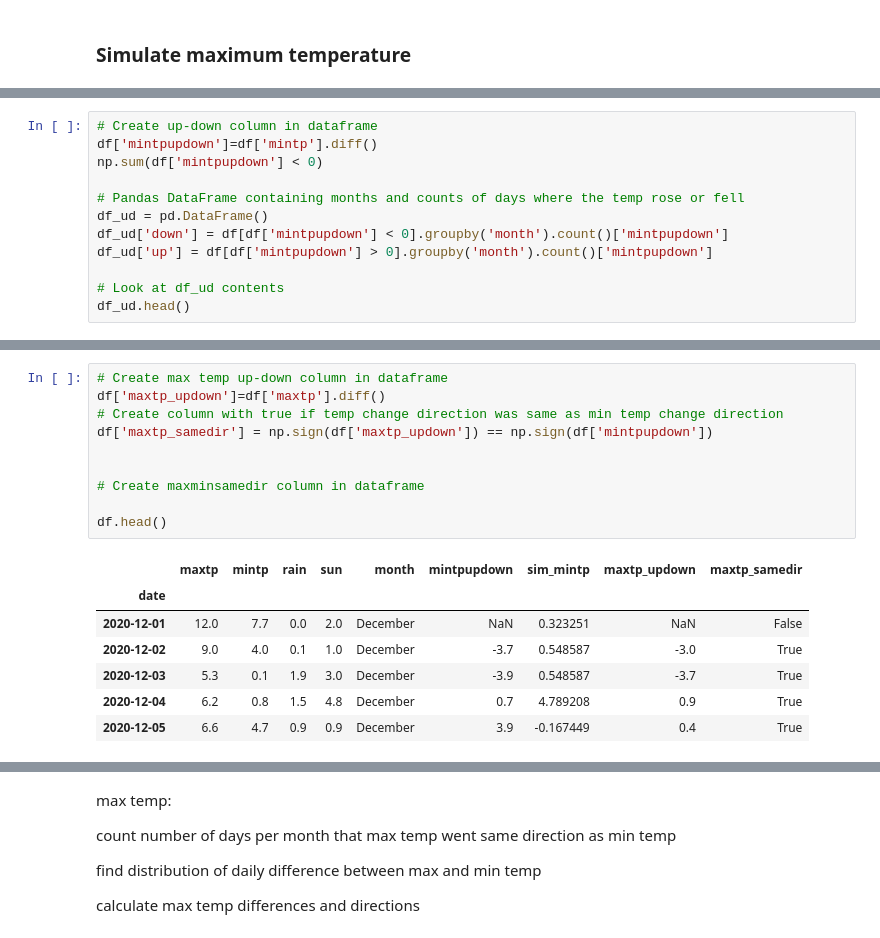
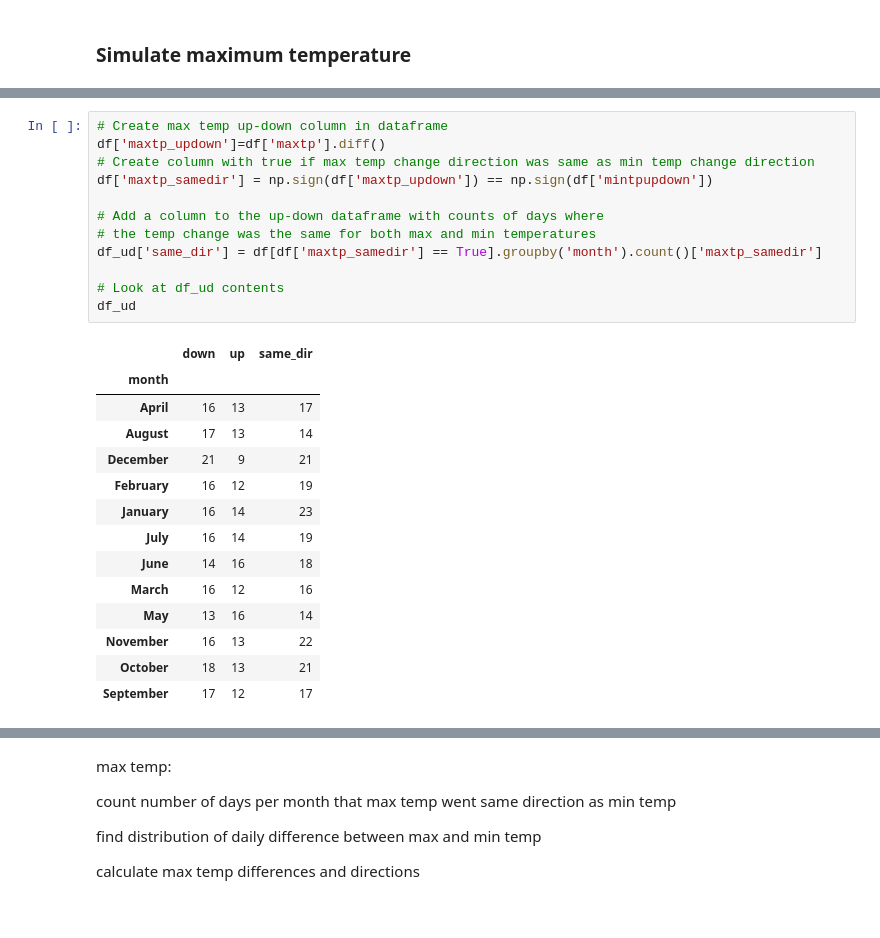
Before and after one commit to fod/simulation, a Jupyter notebook: simulation.ipynb, the cells around one changed output, grey strips where cells are left out. Cells and saved outputs as stored; diff of their text form.

Commit message:
Tracking same direction temp changes

```diff
--- a/simulation.ipynb
+++ b/simulation.ipynb
@@ -243,12 +244,0 @@ Because maximum temperature is so highly correlated to minimum temperature it ca
-# %%
-# Create up-down column in dataframe
-df['mintpupdown']=df['mintp'].diff()
-np.sum(df['mintpupdown'] < 0)
-
-# Pandas DataFrame containing months and counts of days where the temp rose or fell
-df_ud = pd.DataFrame()
-df_ud['down'] = df[df['mintpupdown'] < 0].groupby('month').count()['mintpupdown']
-df_ud['up'] = df[df['mintpupdown'] > 0].groupby('month').count()['mintpupdown']
-
-# Look at df_ud contents
-df_ud.head()
@@ -273,19 +245,28 @@ df.head()
 # %%
 # Create max temp up-down column in dataframe
 df['maxtp_updown']=df['maxtp'].diff()
-# Create column with true if temp change direction was same as min temp change direction
+# Create column with true if max temp change direction was same as min temp change direction
 df['maxtp_samedir'] = np.sign(df['maxtp_updown']) == np.sign(df['mintpupdown'])
 
+# Add a column to the up-down dataframe with counts of days where
+# the temp change was the same for both max and min temperatures
+df_ud['same_dir'] = df[df['maxtp_samedir'] == True].groupby('month').count()['maxtp_samedir']
 
-# Create maxminsamedir column in dataframe
-
-df.head()
+# Look at df_ud contents
+df_ud
 # %% [output]
-|  | maxtp | mintp | rain | sun | month | mintpupdown | sim_mintp | maxtp_updown | maxtp_samedir |
-| date |  |  |  |  |  |  |  |  |  |
-| 2020-12-01 | 12.0 | 7.7 | 0.0 | 2.0 | December | NaN | 0.323251 | NaN | False |
-| 2020-12-02 | 9.0 | 4.0 | 0.1 | 1.0 | December | -3.7 | 0.548587 | -3.0 | True |
-| 2020-12-03 | 5.3 | 0.1 | 1.9 | 3.0 | December | -3.9 | 0.548587 | -3.7 | True |
-| 2020-12-04 | 6.2 | 0.8 | 1.5 | 4.8 | December | 0.7 | 4.789208 | 0.9 | True |
-| 2020-12-05 | 6.6 | 4.7 | 0.9 | 0.9 | December | 3.9 | -0.167449 | 0.4 | True |
+|  | down | up | same_dir |
+| month |  |  |  |
+| April | 16 | 13 | 17 |
+| August | 17 | 13 | 14 |
+| December | 21 | 9 | 21 |
+| February | 16 | 12 | 19 |
+| January | 16 | 14 | 23 |
+| July | 16 | 14 | 19 |
+| June | 14 | 16 | 18 |
+| March | 16 | 12 | 16 |
+| May | 13 | 16 | 14 |
+| November | 16 | 13 | 22 |
+| October | 18 | 13 | 21 |
+| September | 17 | 12 | 17 |
 # %%
```
Also changed, not shown: parts of 4 cells of this notebook, 2 other files.
